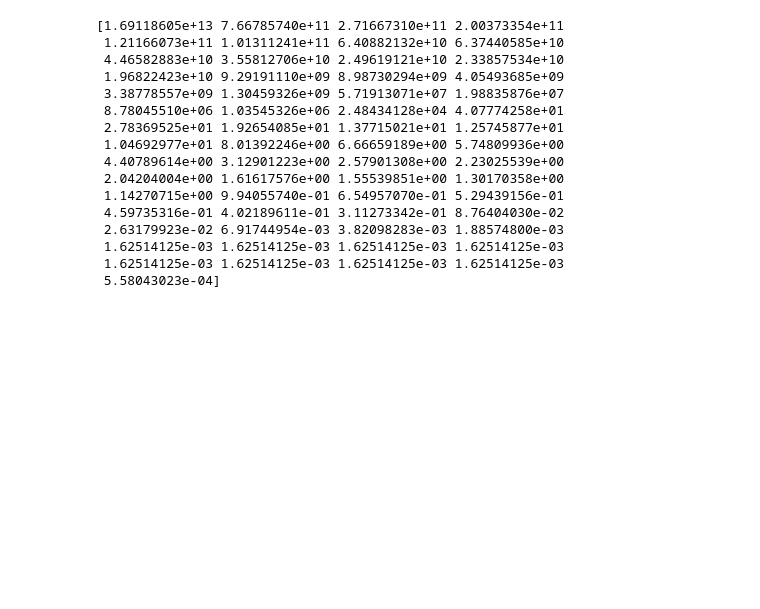
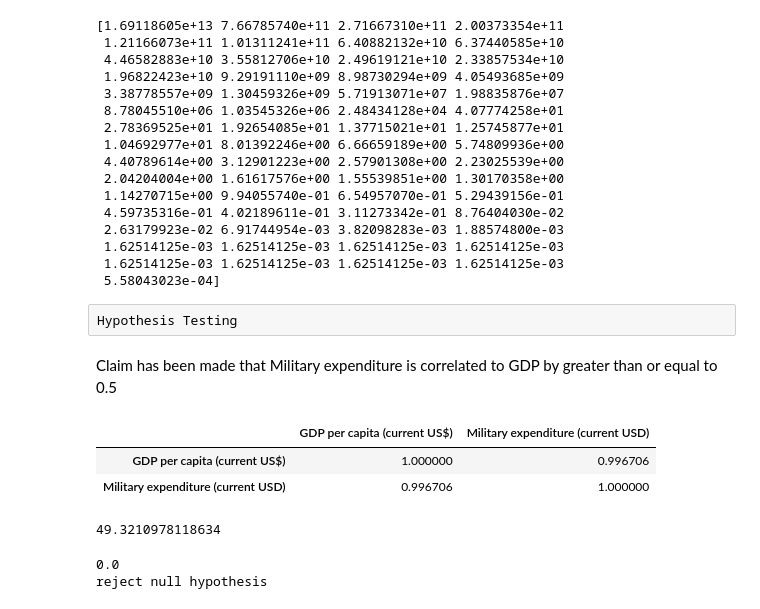
Before and after one commit to joshianirudh/DataAnalyticsProject, a Jupyter notebook: EDA.ipynb, the cells around one changed output. Saved outputs shown, nothing was run; the diff lists cells and outputs as text; code cells hidden in the pictures; blank space fills up the shorter version.

```diff
--- a/EDA.ipynb
+++ b/EDA.ipynb
@@ -657,3 +660,16 @@ print(pca.singular_values_)
  1.62514125e-03 1.62514125e-03 1.62514125e-03 1.62514125e-03
  1.62514125e-03 1.62514125e-03 1.62514125e-03 1.62514125e-03
  5.58043023e-04]
+# %% [raw]
+Hypothesis Testing
+# %% [markdown]
+
+Claim has been made that Military expenditure is correlated to GDP by greater than or equal to 0.5
+# %%
+test= ['GDP per capita (current US$)','Military expenditure (current USD)']
+# %%
+df[test].corr()
+# %% [output]
+|  | GDP per capita (current US$) | Military expenditure (current USD) |
+| GDP per capita (current US$) | 1.000000 | 0.996706 |
+| Military expenditure (current USD) | 0.996706 | 1.000000 |
@@ -659,0 +680,14 @@ print(pca.singular_values_)
+# %%
+t
+# %% [output]
+49.3210978118634
+# %%
+pval = scipy.stats.norm.sf(t)
+print(float(pval))
+if pval<0.05:
+    print("reject null hypothesis")
+else:
+    print("accept null hypothesis")
+# %% [output]
+0.0
+reject null hypothesis
```
Also changed, not shown: parts of 7 cells of this notebook, 4 other files.
